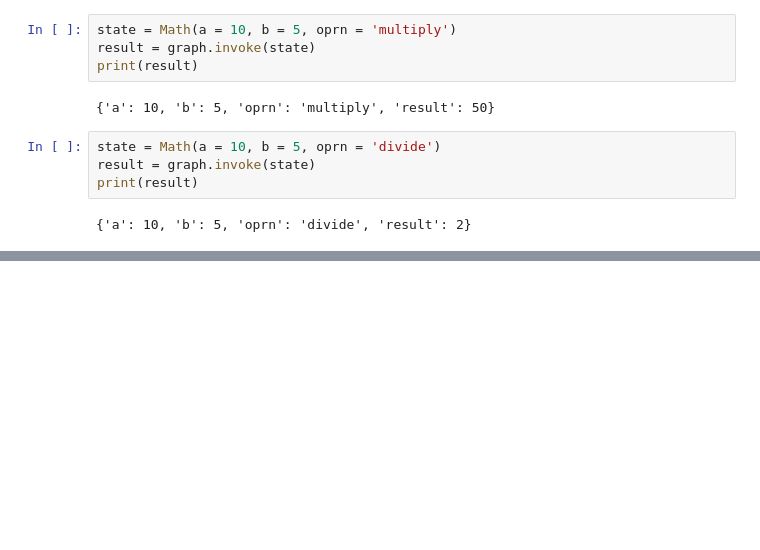
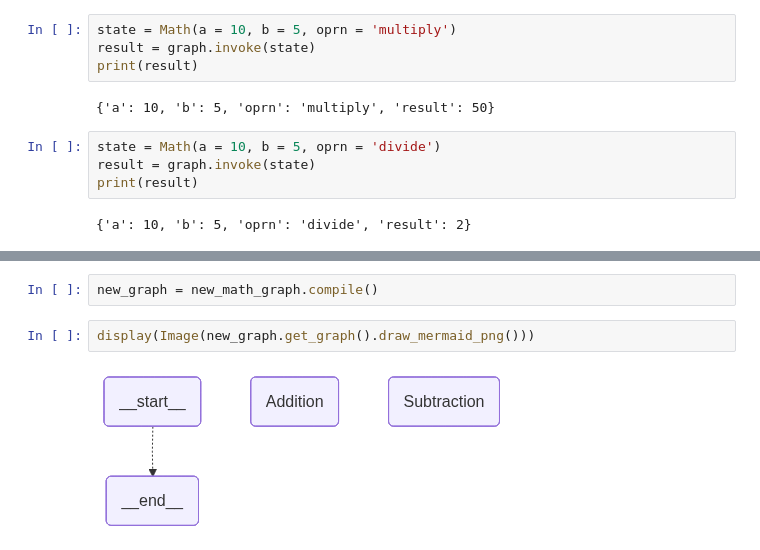
Before and after one commit to NiharikaRaoD/Agentic_AI, a Jupyter notebook: langgraph/mailtoner/gaps.ipynb, the cells around one changed output, grey strips where cells are left out. Cells and saved outputs as stored; diff of their text form; blank space fills up the shorter version.

```diff
--- a/langgraph/mailtoner/gaps.ipynb
+++ b/langgraph/mailtoner/gaps.ipynb
@@ -246,0 +282,6 @@ math_graph.add_edge("Division", END)
+# %%
+new_graph = new_math_graph.compile()
+# %%
+display(Image(new_graph.get_graph().draw_mermaid_png()))
+# %% [output]
+[figure, added]
```
Also changed, not shown: parts of 17 cells of this notebook.
